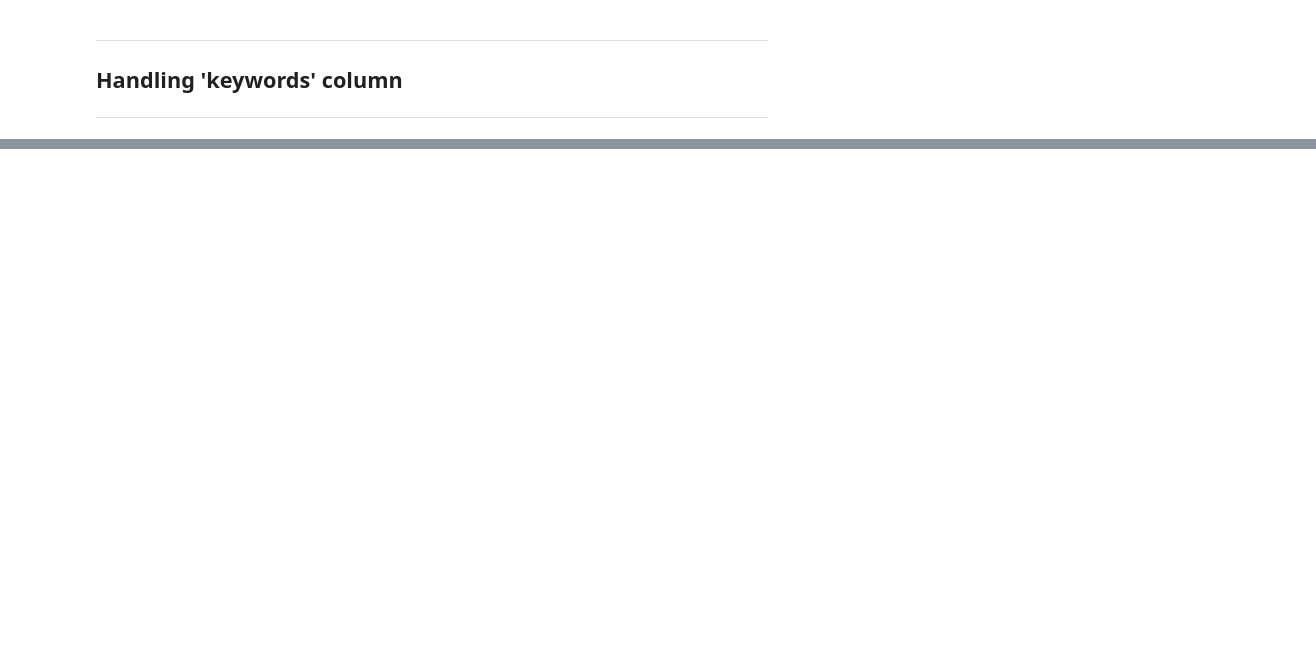
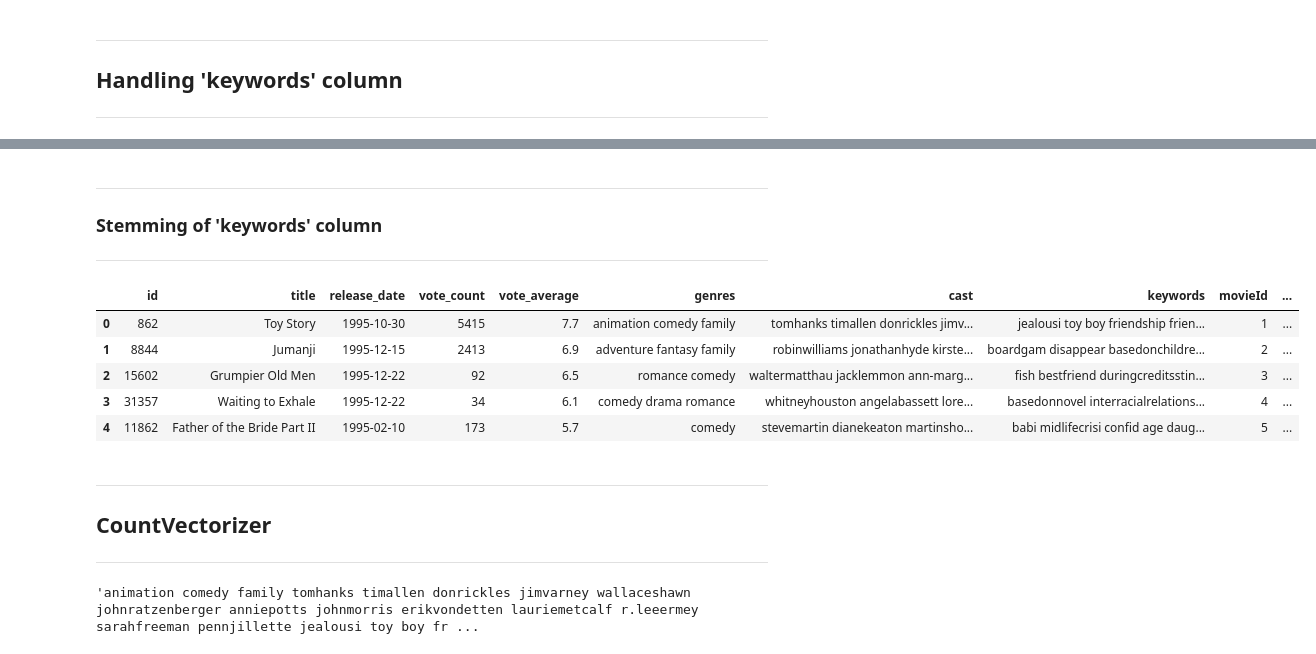
Before and after one commit to denissotnikov4/movie-recommender-systems, a Jupyter notebook: content_recommendation_system.ipynb, the cells around one changed output, grey strips where cells are left out. Cells and saved outputs as stored; diff of their text form; code cells hidden in the pictures; blank space fills up the shorter version.

```diff
--- a/content_recommendation_system.ipynb
+++ b/content_recommendation_system.ipynb
@@ -275,0 +305,30 @@ df.head()
+# %% [markdown]
+
+
+---
+
+### Stemming of 'keywords' column
+
+---
+# %%
+stemmer = SnowballStemmer(language='english')
+# %%
+df['keywords'] = df['keywords'].apply(lambda x: [stemmer.stem(i) for i in x])
+df['keywords'] = [', '.join(i) for i in df['keywords']]
+df['keywords'] = [i.replace(" ", "") for i in df['keywords']]
+df['keywords'] = [i.replace(",", " ") for i in df['keywords']]
+# %%
+df.head()
+# %% [output]
+|  | id | title | release_date | vote_count | vote_average | genres | cast | keywords | movieId | ... |
+| 0 | 862 | Toy Story | 1995-10-30 | 5415 | 7.7 | animation comedy family | tomhanks timallen donrickles jimv... | jealousi toy boy friendship frien... | 1 | ... |
+| 1 | 8844 | Jumanji | 1995-12-15 | 2413 | 6.9 | adventure fantasy family | robinwilliams jonathanhyde kirste... | boardgam disappear basedonchildre... | 2 | ... |
+| 2 | 15602 | Grumpier Old Men | 1995-12-22 | 92 | 6.5 | romance comedy | waltermatthau jacklemmon ann-marg... | fish bestfriend duringcreditsstin... | 3 | ... |
+| 3 | 31357 | Waiting to Exhale | 1995-12-22 | 34 | 6.1 | comedy drama romance | whitneyhouston angelabassett lore... | basedonnovel interracialrelations... | 4 | ... |
+| 4 | 11862 | Father of the Bride Part II | 1995-02-10 | 173 | 5.7 | comedy | stevemartin dianekeaton martinsho... | babi midlifecrisi confid age daug... | 5 | ... |
+# %% [markdown]
+
+
+---
+## CountVectorizer
+---
@@ -275,0 +348,4 @@ df.head()
+# %%
+df.soup[0]
+# %% [output]
+'animation comedy family tomhanks timallen donrickles jimvarney wallaceshawn johnratzenberger anniepotts johnmorris erikvondetten lauriemetcalf r.leeermey sarahfreeman pennjillette jealousi toy boy fr ...
```
Also changed, not shown: parts of 21 cells of this notebook.
